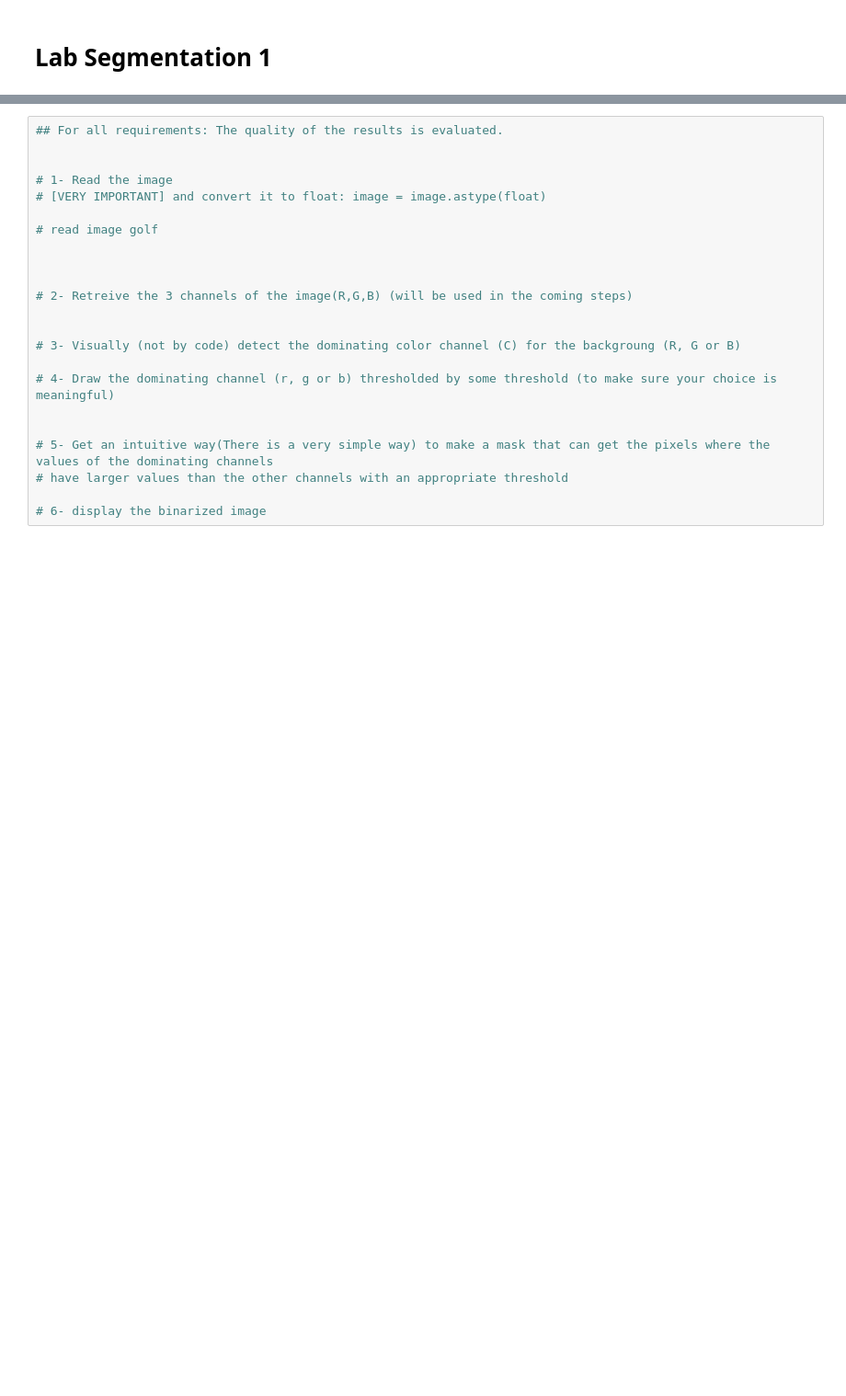
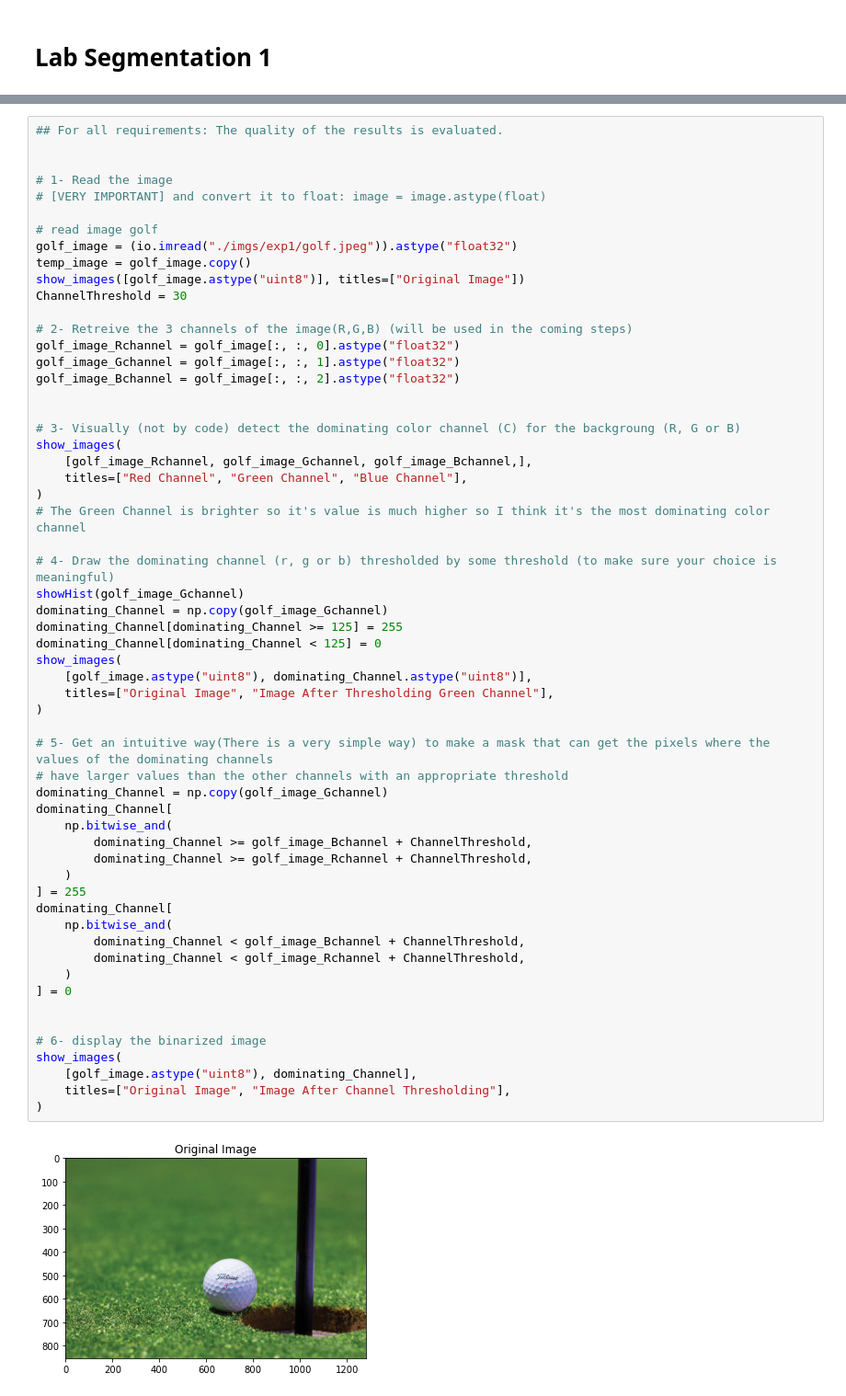
Before and after one commit to We2Am-BaSsem/IP-Labs, a Jupyter notebook: Lab_Seg_1_STD/Lab_Seg_1_STD.ipynb, the cells around one changed output, grey strips where cells are left out. Shown at 92% size. Cells and saved outputs as stored; diff of their text form; blank space fills up the shorter version.

```diff
--- a/Lab_Seg_1_STD/Lab_Seg_1_STD.ipynb
+++ b/Lab_Seg_1_STD/Lab_Seg_1_STD.ipynb
@@ -8,23 +12,60 @@ from commonfunctions import *
 # %%
 ## For all requirements: The quality of the results is evaluated.
 
 
 # 1- Read the image
 # [VERY IMPORTANT] and convert it to float: image = image.astype(float)
 
 # read image golf
-
-
+golf_image = (io.imread("./imgs/exp1/golf.jpeg")).astype("float32")
+temp_image = golf_image.copy()
+show_images([golf_image.astype("uint8")], titles=["Original Image"])
+ChannelThreshold = 30
 
 # 2- Retreive the 3 channels of the image(R,G,B) (will be used in the coming steps)
+golf_image_Rchannel = golf_image[:, :, 0].astype("float32")
+golf_image_Gchannel = golf_image[:, :, 1].astype("float32")
+golf_image_Bchannel = golf_image[:, :, 2].astype("float32")
 
 
 # 3- Visually (not by code) detect the dominating color channel (C) for the backgroung (R, G or B)
+show_images(
+    [golf_image_Rchannel, golf_image_Gchannel, golf_image_Bchannel,],
+    titles=["Red Channel", "Green Channel", "Blue Channel"],
+)
+# The Green Channel is brighter so it's value is much higher so I think it's the most dominating color channel
 
 # 4- Draw the dominating channel (r, g or b) thresholded by some threshold (to make sure your choice is meaningful)
-
+showHist(golf_image_Gchannel)
+dominating_Channel = np.copy(golf_image_Gchannel)
+dominating_Channel[dominating_Channel >= 125] = 255
+dominating_Channel[dominating_Channel < 125] = 0
+show_images(
+    [golf_image.astype("uint8"), dominating_Channel.astype("uint8")],
+    titles=["Original Image", "Image After Thresholding Green Channel"],
+)
 
 # 5- Get an intuitive way(There is a very simple way) to make a mask that can get the pixels where the values of the dominating channels
 # have larger values than the other channels with an appropriate threshold
+dominating_Channel = np.copy(golf_image_Gchannel)
+dominating_Channel[
+    np.bitwise_and(
+        dominating_Channel >= golf_image_Bchannel + ChannelThreshold,
+        dominating_Channel >= golf_image_Rchannel + ChannelThreshold,
+    )
+] = 255
+dominating_Channel[
+    np.bitwise_and(
+        dominating_Channel < golf_image_Bchannel + ChannelThreshold,
+        dominating_Channel < golf_image_Rchannel + ChannelThreshold,
+    )
+] = 0
+
 
 # 6- display the binarized image
+show_images(
+    [golf_image.astype("uint8"), dominating_Channel],
+    titles=["Original Image", "Image After Channel Thresholding"],
+)
+# %% [output]
+[figure, added]
```
Also changed, not shown: parts of 3 cells of this notebook.
